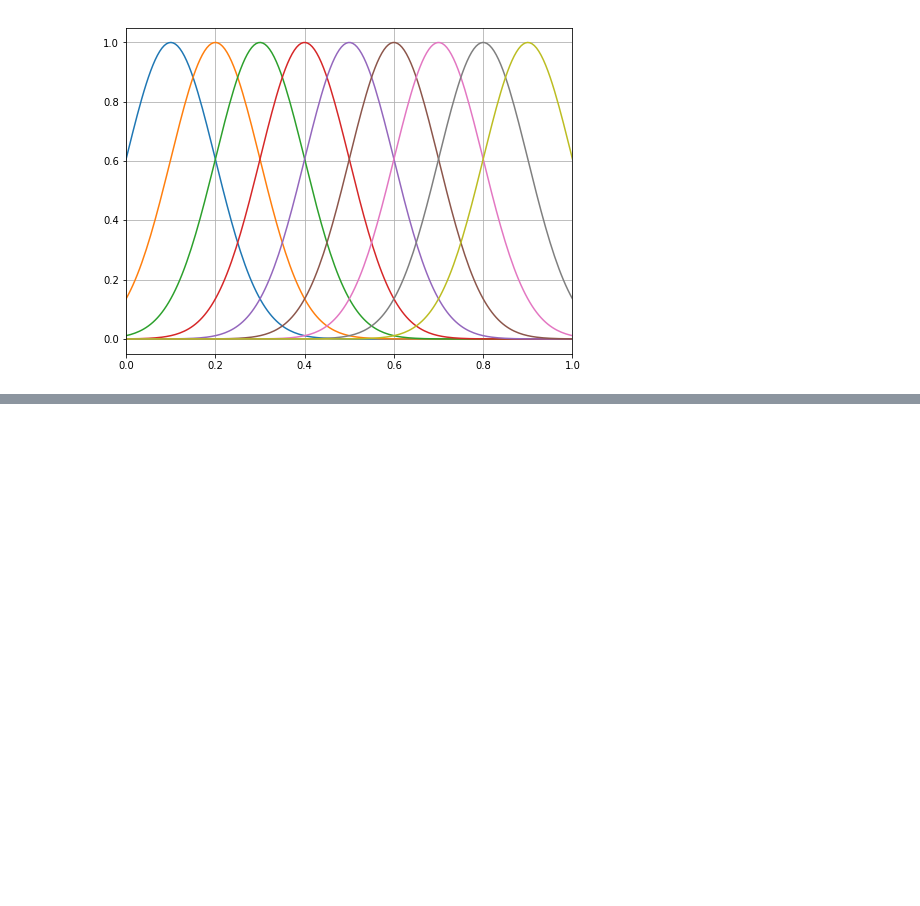
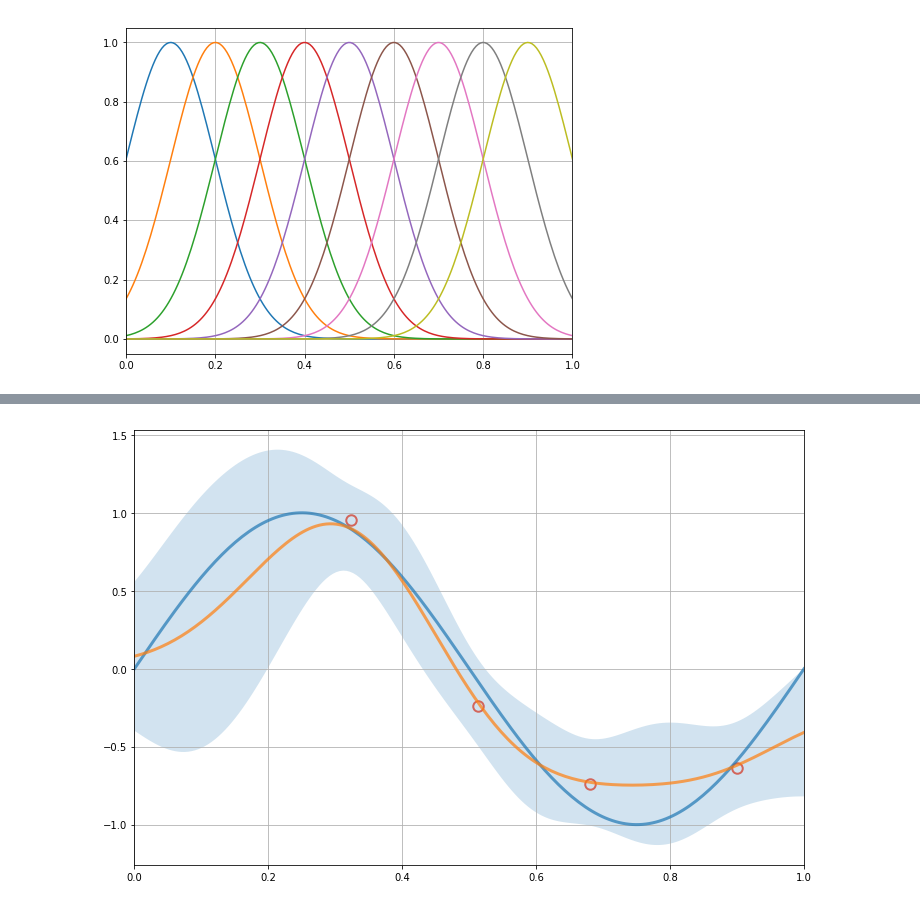
Before and after one commit to sharijyu/sandbox, a Jupyter notebook: Baysian_Linear_Regression.ipynb, the cells around one changed output, grey strips where cells are left out. Cells and saved outputs as stored; diff of their text form; code cells hidden in the pictures; blank space fills up the shorter version.

```diff
--- a/Baysian_Linear_Regression.ipynb
+++ b/Baysian_Linear_Regression.ipynb
@@ -118,0 +194,5 @@ plt.show()
+# %%
+drawImage(x_rand[0:4])
+plt.show()
+# %% [output]
+[figure, added]
```
Also changed, not shown: parts of 10 cells of this notebook.
